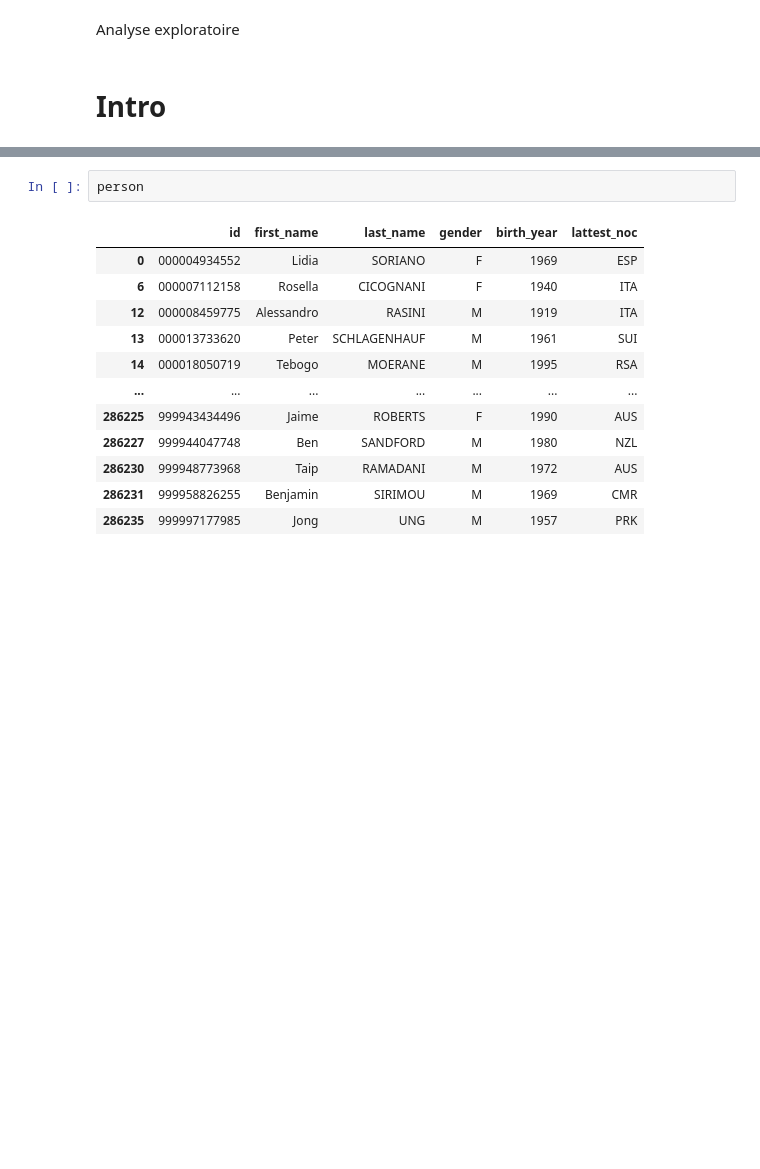
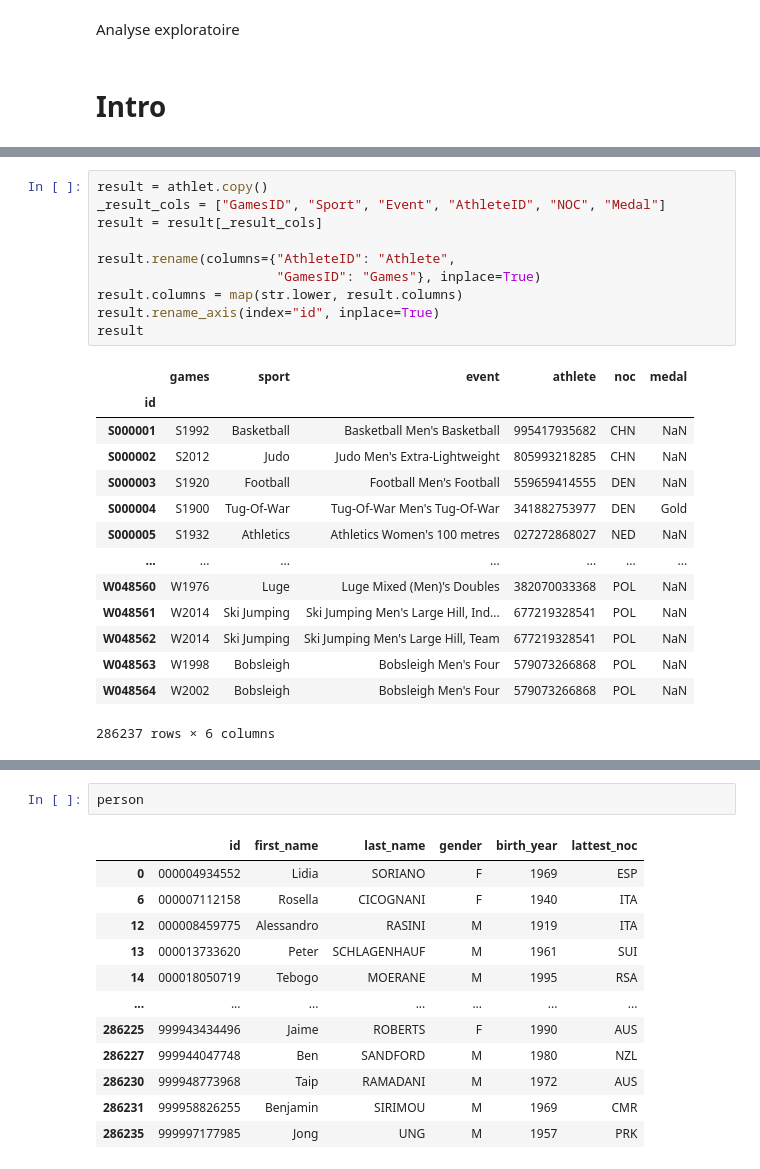
Before and after one commit to gitadum/querympics, a Jupyter notebook: analysis/explore.ipynb, the cells around one changed output, grey strips where cells are left out. Saved outputs shown, nothing was run; the diff lists cells and outputs as text; blank space fills up the shorter version.

```diff
--- a/analysis/explore.ipynb
+++ b/analysis/explore.ipynb
@@ -31,0 +95,25 @@ athlet.head(3)
+# %%
+result = athlet.copy()
+_result_cols = ["GamesID", "Sport", "Event", "AthleteID", "NOC", "Medal"]
+result = result[_result_cols]
+
+result.rename(columns={"AthleteID": "Athlete",
+                       "GamesID": "Games"}, inplace=True)
+result.columns = map(str.lower, result.columns)
+result.rename_axis(index="id", inplace=True)
+result
+# %% [output]
+|  | games | sport | event | athlete | noc | medal |
+| id |  |  |  |  |  |  |
+| S000001 | S1992 | Basketball | Basketball Men's Basketball | 995417935682 | CHN | NaN |
+| S000002 | S2012 | Judo | Judo Men's Extra-Lightweight | 805993218285 | CHN | NaN |
+| S000003 | S1920 | Football | Football Men's Football | 559659414555 | DEN | NaN |
+| S000004 | S1900 | Tug-Of-War | Tug-Of-War Men's Tug-Of-War | 341882753977 | DEN | Gold |
+| S000005 | S1932 | Athletics | Athletics Women's 100 metres | 027272868027 | NED | NaN |
+| ... | ... | ... | ... | ... | ... | ... |
+| W048560 | W1976 | Luge | Luge Mixed (Men)'s Doubles | 382070033368 | POL | NaN |
+| W048561 | W2014 | Ski Jumping | Ski Jumping Men's Large Hill, Ind... | 677219328541 | POL | NaN |
+| W048562 | W2014 | Ski Jumping | Ski Jumping Men's Large Hill, Team | 677219328541 | POL | NaN |
+| W048563 | W1998 | Bobsleigh | Bobsleigh Men's Four | 579073266868 | POL | NaN |
+| W048564 | W2002 | Bobsleigh | Bobsleigh Men's Four | 579073266868 | POL | NaN |
+286237 rows × 6 columns
```
Also changed, not shown: parts of 18 cells of this notebook.
